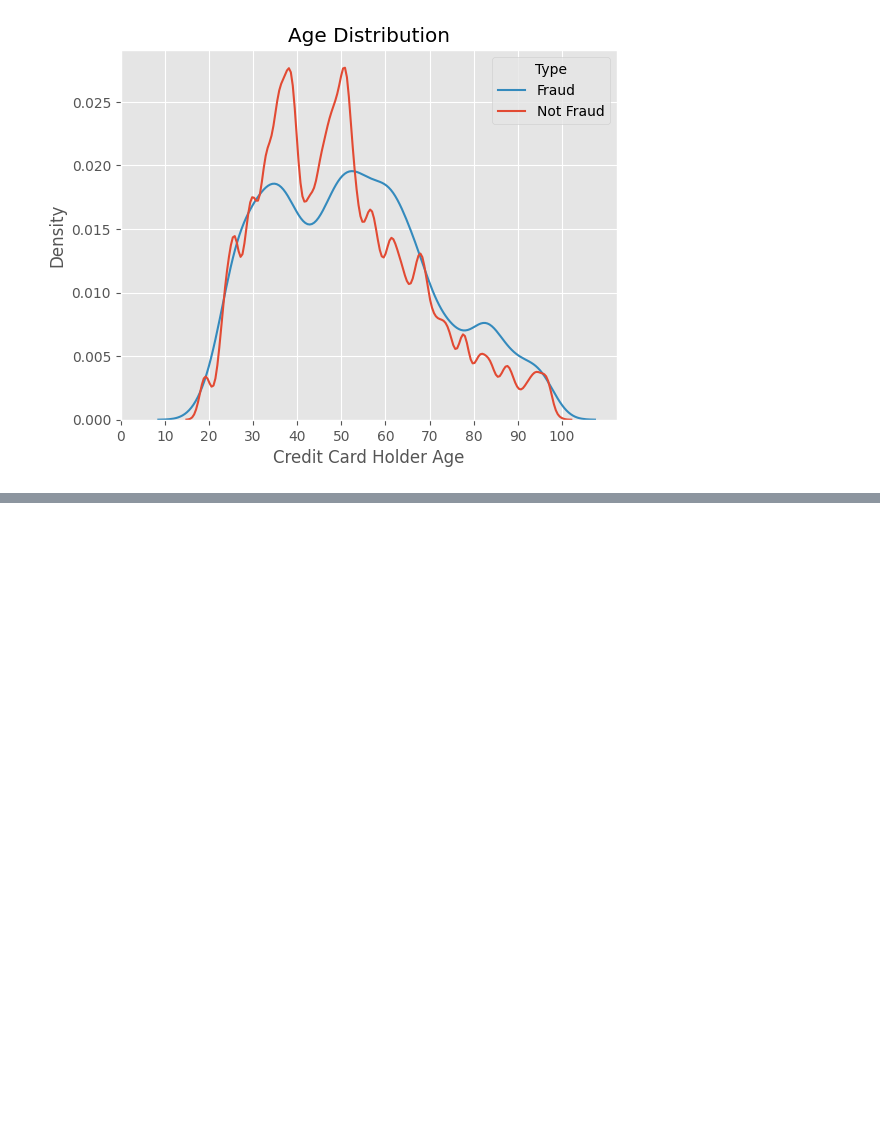
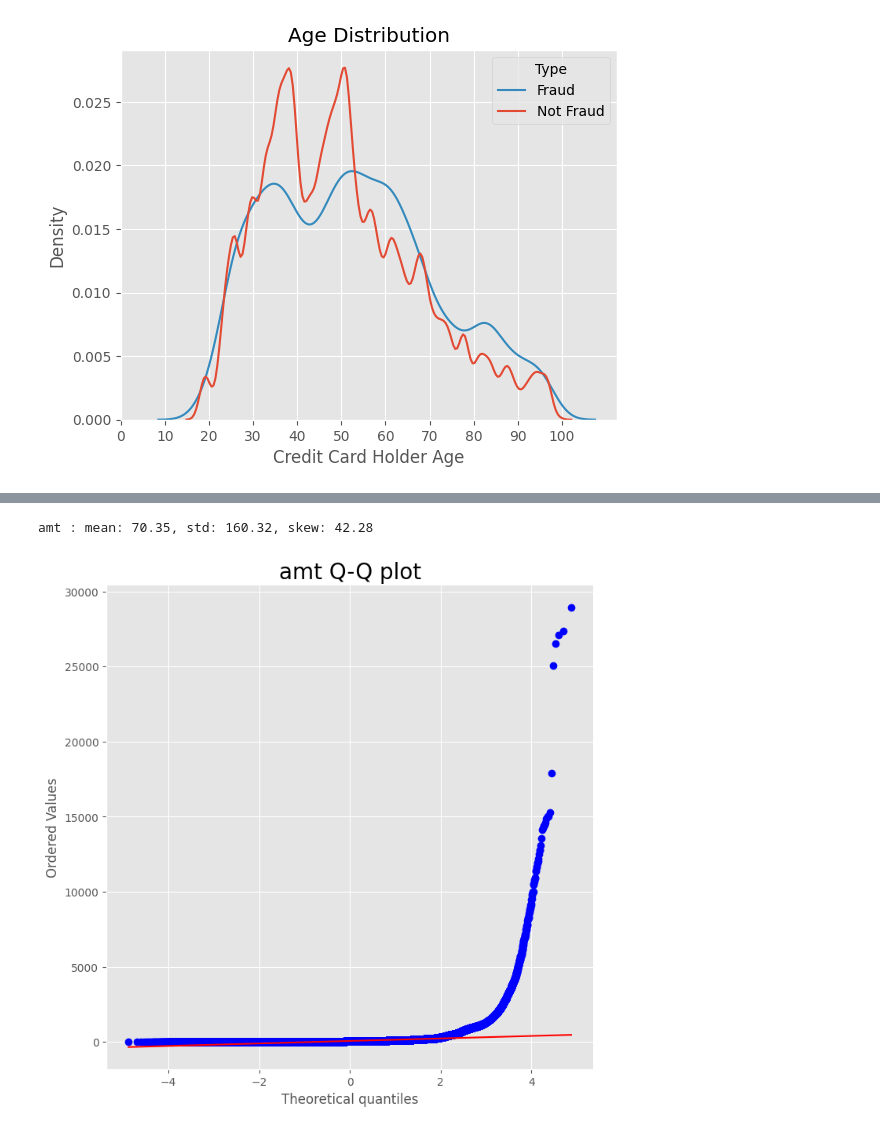
Before and after one commit to francismelojr/fraud-analysis, a Jupyter notebook: fraud-analysis.ipynb, the cells around one changed output, grey strips where cells are left out. Saved outputs shown, nothing was run; the diff lists cells and outputs as text; code cells hidden in the pictures; blank space fills up the shorter version.

```diff
--- a/fraud-analysis.ipynb
+++ b/fraud-analysis.ipynb
@@ -250,0 +285,17 @@ We can observe that in non-fraudulent transactions, there is a peak around 35 ye
+# %%
+def check_normality(feature):
+    plt.figure(figsize = (8,8))
+    ax1 = plt.subplot(1,1,1)
+    stats.probplot(df[feature],dist = stats.norm, plot = ax1)
+    ax1.set_title(f'{feature} Q-Q plot',fontsize=20)
+    sns.despine()
+
+    mean = df[feature].mean()
+    std = df[feature].std()
+    skew = df[feature].skew()
+    print(f'{feature} : mean: {mean:.2f}, std: {std:.2f}, skew: {skew:.2f}')
+# %%
+check_normality("amt")
+# %% [output]
+amt : mean: 70.35, std: 160.32, skew: 42.28
+[figure, added]
```
Also changed, not shown: parts of 36 cells of this notebook.
